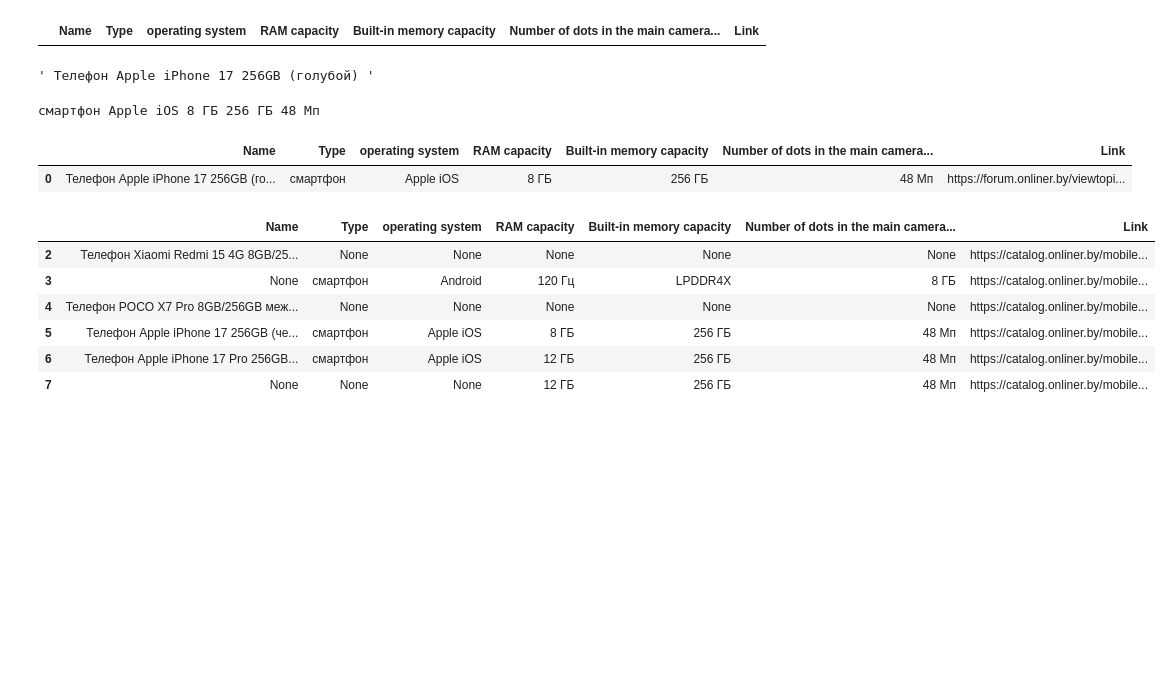
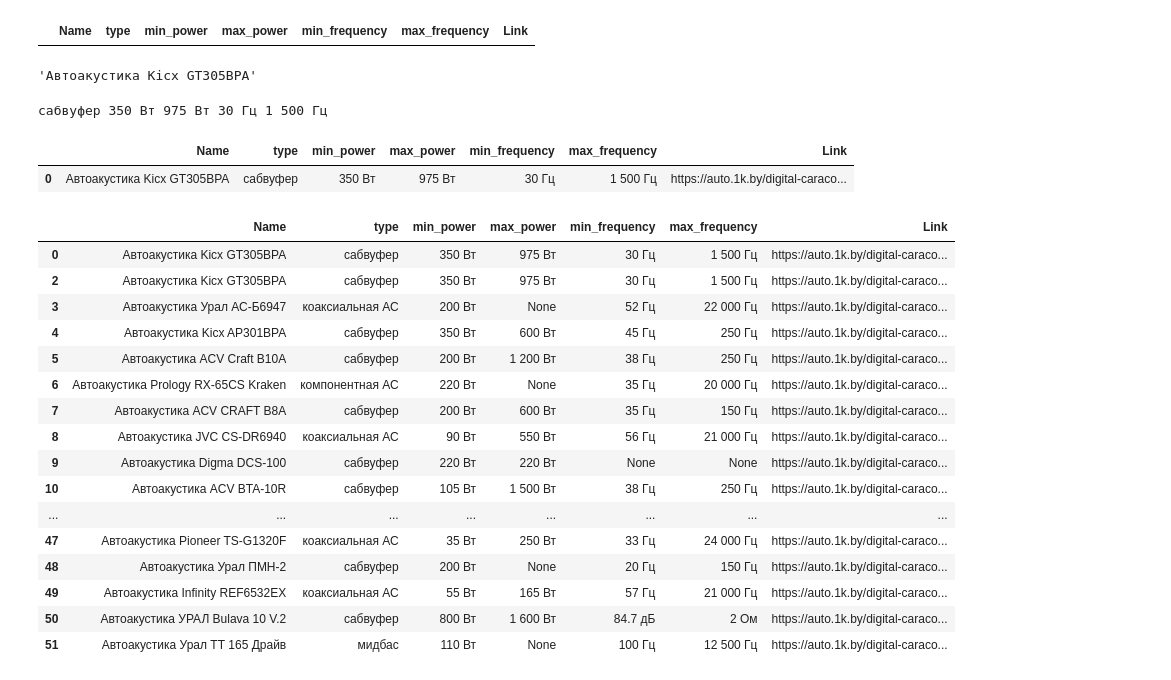
Before and after one commit to blazer-mot/practica_23_09_2025, a Jupyter notebook: catalog.ipynb, the cells around one changed output. Drawn from its saved outputs; the diff is of its cells as text; code cells hidden in the pictures; blank space fills up the shorter version.

```diff
--- a/catalog.ipynb
+++ b/catalog.ipynb
@@ -97,11 +108,11 @@ very_clear_links
 # %%
 import pandas as pd
 
-column = ['Name', 'Type', 'operating system', 'RAM capacity', 'Built-in memory capacity', 'Number of dots in the main camera matrix', 'Link']
+column = ['Name','type', 'min_power', 'max_power', 'min_frequency', 'max_frequency','Link']
 
 df = pd.DataFrame(columns = column)
 # %%
 df
 # %% [output]
-|  | Name | Type | operating system | RAM capacity | Built-in memory capacity | Number of dots in the main camera... | Link |
+|  | Name | type | min_power | max_power | min_frequency | max_frequency | Link |
 # %%
@@ -109,68 +120,76 @@ driver.get("https://catalog.onliner.by/mobile/apple/iphone17256lb")
 # %%
-name = driver.find_element(By.XPATH, value = '/html/body/div[2]/div/div/div/div/div/div/div/div/div[2]/div[1]/div/div[4]/h1').get_attribute('textContent')
+name = driver.find_element(By.XPATH, value = '/html/body/div[1]/main/div[2]/h1').get_attribute('textContent')
 name
 # %% [output]
-' Телефон Apple iPhone 17 256GB (голубой) '
+'Автоакустика Kicx GT305BPA'
 # %%
-type = driver.find_element(By.XPATH, value = '/html/body/div[2]/div/div/div/div/div/div/div/div/div[2]/div[1]/main/div/div/div[4]/div[2]/div/table/tbody[2]/tr[2]/td[2]/span').get_attribute('textContent')
-operating_system = driver.find_element(By.XPATH, value = '/html/body/div[2]/div/div/div/div/div/div/div/div/div[2]/div[1]/main/div/div/div[4]/div[2]/div/table/tbody[2]/tr[3]/td[2]/span').get_attribute('textContent')
-RAM_capacity = driver.find_element(By.XPATH, value = '/html/body/div[2]/div/div/div/div/div/div/div/div/div[2]/div[1]/main/div/div/div[4]/div[2]/div/table/tbody[2]/tr[9]/td[2]/span').get_attribute('textContent')
-memory_capacity = driver.find_element(By.XPATH, value = '/html/body/div[2]/div/div/div/div/div/div/div/div/div[2]/div[1]/main/div/div/div[4]/div[2]/div/table/tbody[2]/tr[11]/td[2]/span').get_attribute('textContent')
-camera_matrix = driver.find_element(By.XPATH, value = '/html/body/div[2]/div/div/div/div/div/div/div/div/div[2]/div[1]/main/div/div/div[4]/div[2]/div/table/tbody[2]/tr[12]/td[2]/span').get_attribute('textContent')
-print(type, operating_system, RAM_capacity,memory_capacity, camera_matrix)
+type = driver.find_element(By.XPATH, value = '/html/body/div[1]/main/div[3]/div[1]/div[1]/section/div[1]/div[1]/div[1]/table/tbody/tr[1]/td').get_attribute('textContent')
+min_power = driver.find_element(By.XPATH, value = '/html/body/div[1]/main/div[3]/div[1]/div[1]/section/div[1]/div[1]/div[2]/table/tbody/tr[1]/td').get_attribute('textContent')
+max_power = driver.find_element(By.XPATH, value = '/html/body/div[1]/main/div[3]/div[1]/div[1]/section/div[1]/div[1]/div[2]/table/tbody/tr[2]/td').get_attribute('textContent')
+min_frequency = driver.find_element(By.XPATH, value = '/html/body/div[1]/main/div[3]/div[1]/div[1]/section/div[1]/div[1]/div[3]/table/tbody/tr[1]/td').get_attribute('textContent')
+max_frequency = driver.find_element(By.XPATH, value = '/html/body/div[1]/main/div[3]/div[1]/div[1]/section/div[1]/div[1]/div[3]/table/tbody/tr[2]/td').get_attribute('textContent')
+print(type, min_power, max_power, min_frequency, max_frequency)
 # %% [output]
-смартфон Apple iOS 8 ГБ 256 ГБ 48 Мп
+сабвуфер 350 Вт 975 Вт 30 Гц 1 500 Гц
 # %%
-df.loc[0] = [name, type, operating_system, RAM_capacity,memory_capacity, camera_matrix, links[-1]]
+df.loc[0] = [name, type, min_power, max_power, min_frequency, max_frequency, links[-1]]
 df
 # %% [output]
-|  | Name | Type | operating system | RAM capacity | Built-in memory capacity | Number of dots in the main camera... | Link |
-| 0 | Телефон Apple iPhone 17 256GB (го... | смартфон | Apple iOS | 8 ГБ | 256 ГБ | 48 Мп | https://forum.onliner.by/viewtopi... |
+|  | Name | type | min_power | max_power | min_frequency | max_frequency | Link |
+| 0 | Автоакустика Kicx GT305BPA | сабвуфер | 350 Вт | 975 Вт | 30 Гц | 1 500 Гц | https://auto.1k.by/digital-caraco... |
 # %%
-iter = 2  # Начинаем с 2, как указано
-
+iter = 2
 for item in very_clear_links:
     driver.get(item)
 
     try:
-        name = driver.find_element(By.XPATH, value='/html/body/div[2]/div/div/div/div/div/div/div/div/div[2]/div[1]/div/div[4]/h1').get_attribute('textContent')
+        name = driver.find_element(By.XPATH, value = '/html/body/div[1]/main/div[2]/h1').get_attribute('textContent')
     except:
         name = None
 
     try:
-        type = driver.find_element(By.XPATH, value='/html/body/div[2]/div/div/div/div/div/div/div/div/div[2]/div[1]/main/div/div/div[4]/div[2]/div/table/tbody[2]/tr[2]/td[2]/span').get_attribute('textContent')
+        type = driver.find_element(By.XPATH, value = '/html/body/div[1]/main/div[3]/div[1]/div[1]/section/div[1]/div[1]/div[1]/table/tbody/tr[1]/td').get_attribute('textContent')
     except:
         type = None
 
     try:
-        operating_system = driver.find_element(By.XPATH, value='/html/body/div[2]/div/div/div/div/div/div/div/div/div[2]/div[1]/main/div/div/div[4]/div[2]/div/table/tbody[2]/tr[3]/td[2]/span').get_attribute('textContent')
+        min_power = driver.find_element(By.XPATH, value = '/html/body/div[1]/main/div[3]/div[1]/div[1]/section/div[1]/div[1]/div[2]/table/tbody/tr[1]/td').get_attribute('textContent')
     except:
-        operating_system = None
+        min_power = None
 
     try:
-        RAM_capacity = driver.find_element(By.XPATH, value='/html/body/div[2]/div/div/div/div/div/div/div/div/div[2]/div[1]/main/div/div/div[4]/div[2]/div/table/tbody[2]/tr[9]/td[2]/span').get_attribute('textContent')
+        max_power = driver.find_element(By.XPATH, value = '/html/body/div[1]/main/div[3]/div[1]/div[1]/section/div[1]/div[1]/div[2]/table/tbody/tr[2]/td').get_attribute('textContent')
     except:
-        RAM_capacity = None
+        max_power = None
 
     try:
-        memory_capacity = driver.find_element(By.XPATH, value='/html/body/div[2]/div/div/div/div/div/div/div/div/div[2]/div[1]/main/div/div/div[4]/div[2]/div/table/tbody[2]/tr[11]/td[2]/span').get_attribute('textContent')
+        min_frequency = driver.find_element(By.XPATH, value = '/html/body/div[1]/main/div[3]/div[1]/div[1]/section/div[1]/div[1]/div[3]/table/tbody/tr[1]/td').get_attribute('textContent')
     except:
-        memory_capacity = None
+        min_frequency = None
 
     try:
-        camera_matrix = driver.find_element(By.XPATH, value='/html/body/div[2]/div/div/div/div/div/div/div/div/div[2]/div[1]/main/div/div/div[4]/div[2]/div/table/tbody[2]/tr[12]/td[2]/span').get_attribute('textContent')
+        max_frequency = driver.find_element(By.XPATH, value = '/html/body/div[1]/main/div[3]/div[1]/div[1]/section/div[1]/div[1]/div[3]/table/tbody/tr[2]/td').get_attribute('textContent')
     except:
-        camera_matrix = None
+        max_frequency = None
 
-    # Добавляем данные в DataFrame
-    df.loc[iter] = [name, type, operating_system, RAM_capacity, memory_capacity, camera_matrix, item]
+    df.loc[iter] = [name, type, min_power, max_power, min_frequency, max_frequency, item]
     iter += 1
 df
 # %% [output]
-|  | Name | Type | operating system | RAM capacity | Built-in memory capacity | Number of dots in the main camera... | Link |
-| 2 | Телефон Xiaomi Redmi 15 4G 8GB/25... | None | None | None | None | None | https://catalog.onliner.by/mobile... |
-| 3 | None | смартфон | Android | 120 Гц | LPDDR4X | 8 ГБ | https://catalog.onliner.by/mobile... |
-| 4 | Телефон POCO X7 Pro 8GB/256GB меж... | None | None | None | None | None | https://catalog.onliner.by/mobile... |
-| 5 | Телефон Apple iPhone 17 256GB (че... | смартфон | Apple iOS | 8 ГБ | 256 ГБ | 48 Мп | https://catalog.onliner.by/mobile... |
-| 6 | Телефон Apple iPhone 17 Pro 256GB... | смартфон | Apple iOS | 12 ГБ | 256 ГБ | 48 Мп | https://catalog.onliner.by/mobile... |
-| 7 | None | None | None | 12 ГБ | 256 ГБ | 48 Мп | https://catalog.onliner.by/mobile... |
+|  | Name | type | min_power | max_power | min_frequency | max_frequency | Link |
+| 0 | Автоакустика Kicx GT305BPA | сабвуфер | 350 Вт | 975 Вт | 30 Гц | 1 500 Гц | https://auto.1k.by/digital-caraco... |
+| 2 | Автоакустика Kicx GT305BPA | сабвуфер | 350 Вт | 975 Вт | 30 Гц | 1 500 Гц | https://auto.1k.by/digital-caraco... |
+| 3 | Автоакустика Урал АС-Б6947 | коаксиальная АС | 200 Вт | None | 52 Гц | 22 000 Гц | https://auto.1k.by/digital-caraco... |
+| 4 | Автоакустика Kicx AP301BPA | сабвуфер | 350 Вт | 600 Вт | 45 Гц | 250 Гц | https://auto.1k.by/digital-caraco... |
+| 5 | Автоакустика ACV Craft B10A | сабвуфер | 200 Вт | 1 200 Вт | 38 Гц | 250 Гц | https://auto.1k.by/digital-caraco... |
+| 6 | Автоакустика Prology RX-65CS Kraken | компонентная АС | 220 Вт | None | 35 Гц | 20 000 Гц | https://auto.1k.by/digital-caraco... |
+| 7 | Автоакустика ACV CRAFT B8A | сабвуфер | 200 Вт | 600 Вт | 35 Гц | 150 Гц | https://auto.1k.by/digital-caraco... |
+| 8 | Автоакустика JVC CS-DR6940 | коаксиальная АС | 90 Вт | 550 Вт | 56 Гц | 21 000 Гц | https://auto.1k.by/digital-caraco... |
+| 9 | Автоакустика Digma DCS-100 | сабвуфер | 220 Вт | 220 Вт | None | None | https://auto.1k.by/digital-caraco... |
+| 10 | Автоакустика ACV BTA-10R | сабвуфер | 105 Вт | 1 500 Вт | 38 Гц | 250 Гц | https://auto.1k.by/digital-caraco... |
+| ... | ... | ... | ... | ... | ... | ... | ... |
+| 47 | Автоакустика Pioneer TS-G1320F | коаксиальная АС | 35 Вт | 250 Вт | 33 Гц | 24 000 Гц | https://auto.1k.by/digital-caraco... |
+| 48 | Автоакустика Урал ПМН-2 | сабвуфер | 200 Вт | None | 20 Гц | 150 Гц | https://auto.1k.by/digital-caraco... |
+| 49 | Автоакустика Infinity REF6532EX | коаксиальная АС | 55 Вт | 165 Вт | 57 Гц | 21 000 Гц | https://auto.1k.by/digital-caraco... |
+| 50 | Автоакустика УРАЛ Bulava 10 V.2 | сабвуфер | 800 Вт | 1 600 Вт | 84.7 дБ | 2 Ом | https://auto.1k.by/digital-caraco... |
+| 51 | Автоакустика Урал ТТ 165 Драйв | мидбас | 110 Вт | None | 100 Гц | 12 500 Гц | https://auto.1k.by/digital-caraco... |
```
Also changed, not shown: parts of 8 cells of this notebook.
